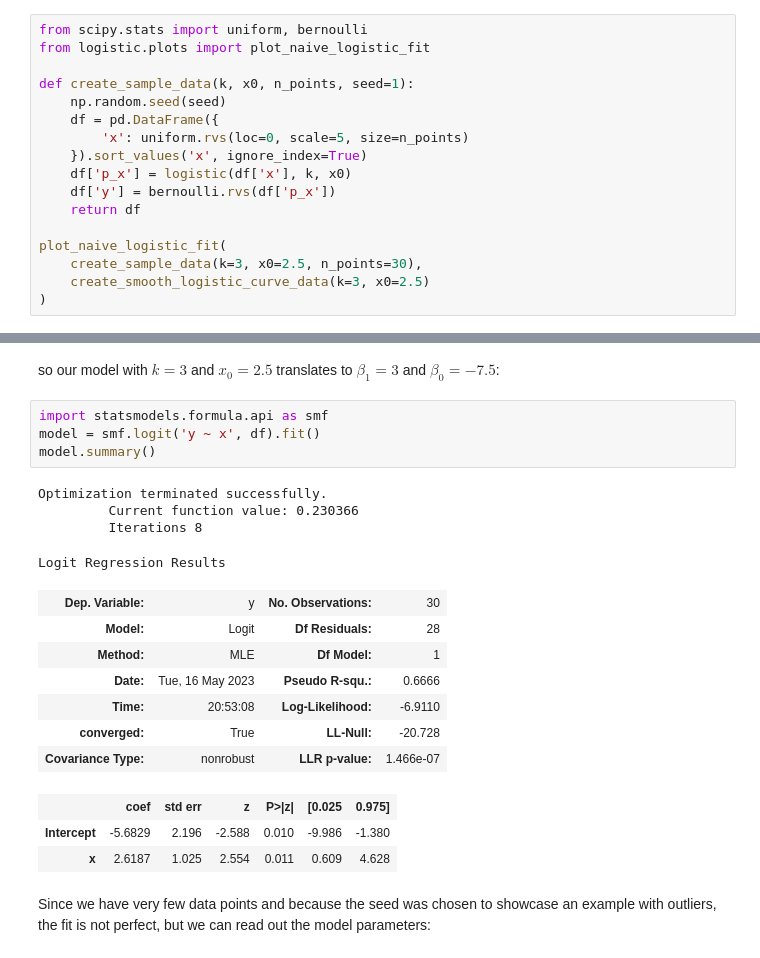
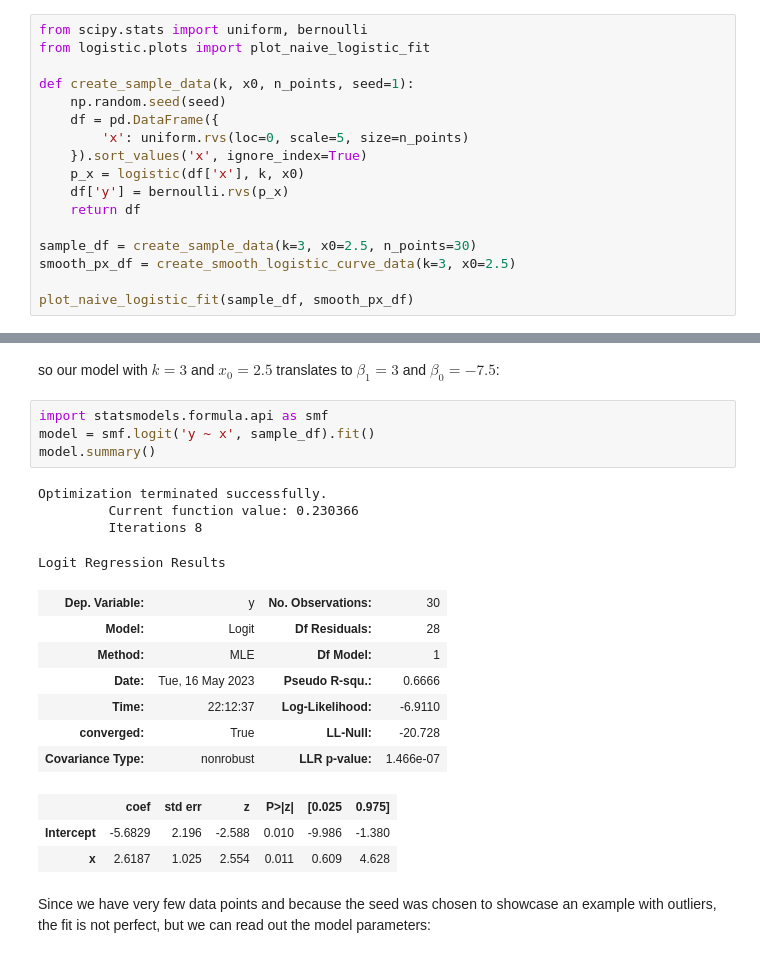
Before and after one commit to igor-sb/blog, a Jupyter notebook: posts/logistic_regression_clean.ipynb, the cells around one changed output, grey strips where cells are left out. Cells and saved outputs as stored; diff of their text form.

```diff
--- a/posts/logistic_regression_clean.ipynb
+++ b/posts/logistic_regression_clean.ipynb
@@ -96,13 +90,13 @@ def create_sample_data(k, x0, n_points, seed=1):
     df = pd.DataFrame({
         'x': uniform.rvs(loc=0, scale=5, size=n_points)
     }).sort_values('x', ignore_index=True)
-    df['p_x'] = logistic(df['x'], k, x0)
-    df['y'] = bernoulli.rvs(df['p_x'])
+    p_x = logistic(df['x'], k, x0)
+    df['y'] = bernoulli.rvs(p_x)
     return df
 
-plot_naive_logistic_fit(
-    create_sample_data(k=3, x0=2.5, n_points=30),
-    create_smooth_logistic_curve_data(k=3, x0=2.5)
-)
+sample_df = create_sample_data(k=3, x0=2.5, n_points=30)
+smooth_px_df = create_smooth_logistic_curve_data(k=3, x0=2.5)
+
+plot_naive_logistic_fit(sample_df, smooth_px_df)
 # %% [output]
 [figure]
@@ -272,18 +256,18 @@ $$\beta_1 = k,\quad \beta_0 = - kx_0$$
 so our model with $k=3$ and $x_0=2.5$ translates to $\beta_1=3$ and $\beta_0=-7.5$:
 # %%
 import statsmodels.formula.api as smf
-model = smf.logit('y ~ x', df).fit()
+model = smf.logit('y ~ x', sample_df).fit()
 model.summary()
 # %% [output]
 Optimization terminated successfully.
          Current function value: 0.230366
          Iterations 8
 Logit Regression Results
 | Dep. Variable: | y | No. Observations: | 30 |
 | Model: | Logit | Df Residuals: | 28 |
 | Method: | MLE | Df Model: | 1 |
 | Date: | Tue, 16 May 2023 | Pseudo R-squ.: | 0.6666 |
-| Time: | 20:53:08 | Log-Likelihood: | -6.9110 |
+| Time: | 22:12:37 | Log-Likelihood: | -6.9110 |
 | converged: | True | LL-Null: | -20.728 |
 | Covariance Type: | nonrobust | LLR p-value: | 1.466e-07 |
 |  | coef | std err | z | P>|z| | [0.025 | 0.975] |
```
Also changed, not shown: parts of 13 cells of this notebook.
